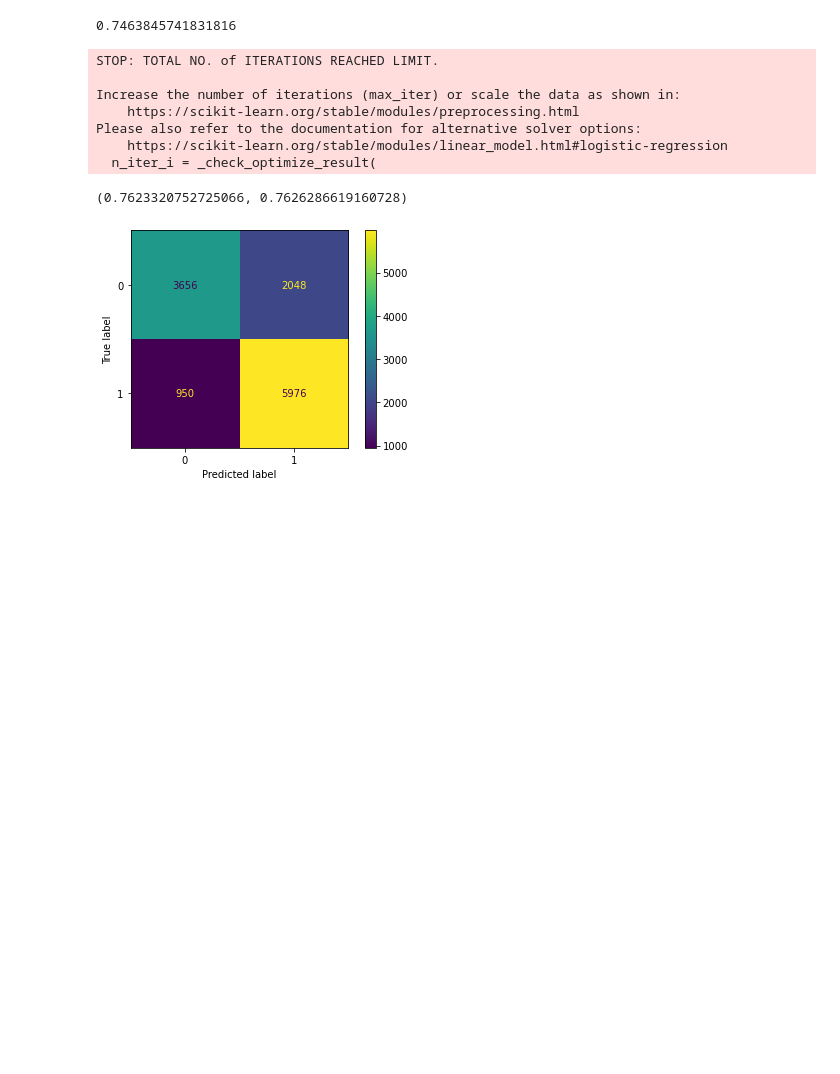
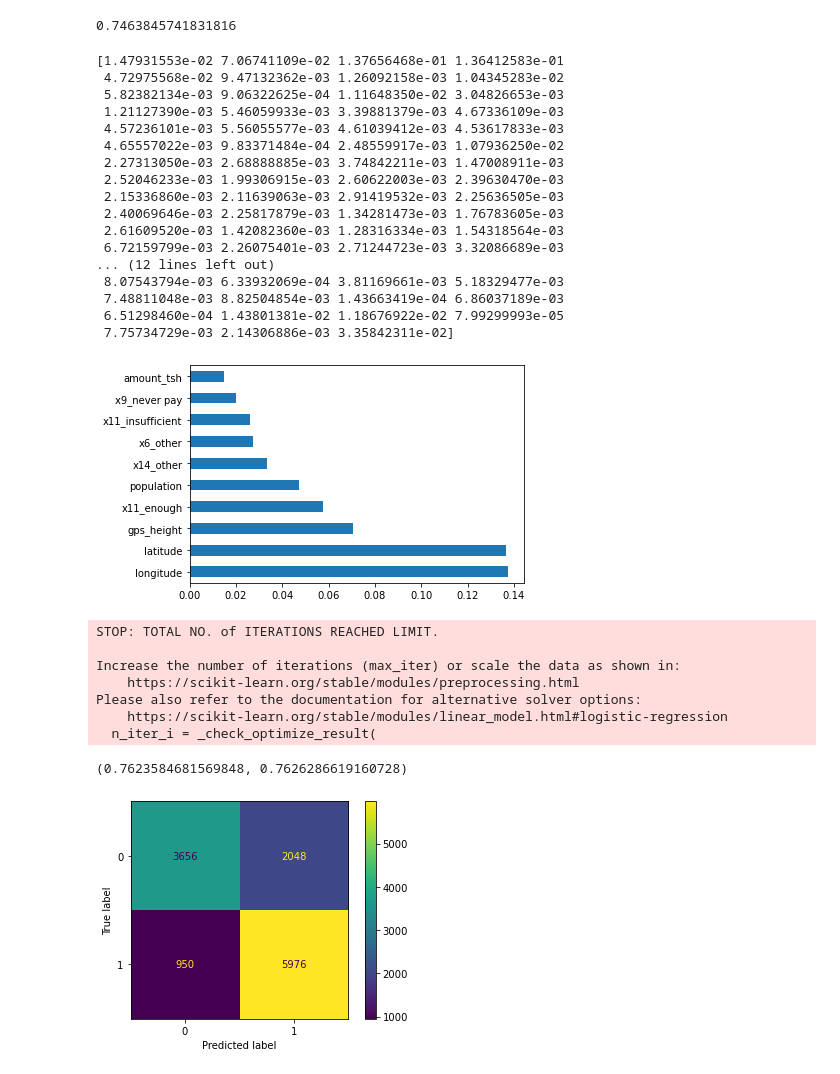
Before and after one commit to njw27/Supervised-ML-For-Tanzanian-Water-Wells, a Jupyter notebook: Group_Notebook.ipynb, the cells around one changed output. Saved outputs shown, nothing was run; the diff lists cells and outputs as text; code cells hidden in the pictures; blank space fills up the shorter version.

```diff
--- a/Group_Notebook.ipynb
+++ b/Group_Notebook.ipynb
@@ -215,6 +216,7 @@ def num_encoder(df_to_encode):
 
     ss.fit(df_to_encode)
     nums_df = pd.DataFrame(ss.transform(df_to_encode),
+                           columns=df_to_encode.columns,
                           index=df_to_encode.index)
     return nums_df
 
@@ -376,3 +379,32 @@ y_tt_clean = decision_tree_better.predict(X_tt_clean)
+# %%
+model = ExtraTreesClassifier()
+model.fit(X_train_clean,y_train)
+
+print(model.feature_importances_) #use inbuilt class feature_importances of tree based classifiers
+
+#plot graph of feature importances for better visualization
+feat_importances = pd.Series(model.feature_importances_, index=X_train_clean.columns)
+feat_importances.nlargest(10).plot(kind='barh')
+plt.show()
+# %% [output]
+[1.47931553e-02 7.06741109e-02 1.37656468e-01 1.36412583e-01
+ 4.72975568e-02 9.47132362e-03 1.26092158e-03 1.04345283e-02
+ 5.82382134e-03 9.06322625e-04 1.11648350e-02 3.04826653e-03
+ 1.21127390e-03 5.46059933e-03 3.39881379e-03 4.67336109e-03
+ 4.57236101e-03 5.56055577e-03 4.61039412e-03 4.53617833e-03
+ 4.65557022e-03 9.83371484e-04 2.48559917e-03 1.07936250e-02
+ 2.27313050e-03 2.68888885e-03 3.74842211e-03 1.47008911e-03
+ 2.52046233e-03 1.99306915e-03 2.60622003e-03 2.39630470e-03
+ 2.15336860e-03 2.11639063e-03 2.91419532e-03 2.25636505e-03
+ 2.40069646e-03 2.25817879e-03 1.34281473e-03 1.76783605e-03
+ 2.61609520e-03 1.42082360e-03 1.28316334e-03 1.54318564e-03
+ 6.72159799e-03 2.26075401e-03 2.71244723e-03 3.32086689e-03
+... (12 lines left out)
+ 8.07543794e-03 6.33932069e-04 3.81169661e-03 5.18329477e-03
+ 7.48811048e-03 8.82504854e-03 1.43663419e-04 6.86037189e-03
+ 6.51298460e-04 1.43801381e-02 1.18676922e-02 7.99299993e-05
+ 7.75734729e-03 2.14306886e-03 3.35842311e-02]
+[figure, added]
 # %%
 logreg_clf = LogisticRegression(random_state=69)
 logreg_model = logreg_clf.fit(X_train_clean, y_train)
@@ -393,7 +425,7 @@ log_val_accuracy = accuracy_score(y_test, log_val_preds)
 
 logreg_train_acc, log_val_accuracy
 # %% [output]
-(0.7623320752725066, 0.7626286619160728)
+(0.7623584681569848, 0.7626286619160728)
 # %%
 plot_confusion_matrix(logreg_clf, X_test_clean, y_test);
 # %% [output]
```
Also changed, not shown: parts of 9 cells of this notebook.
